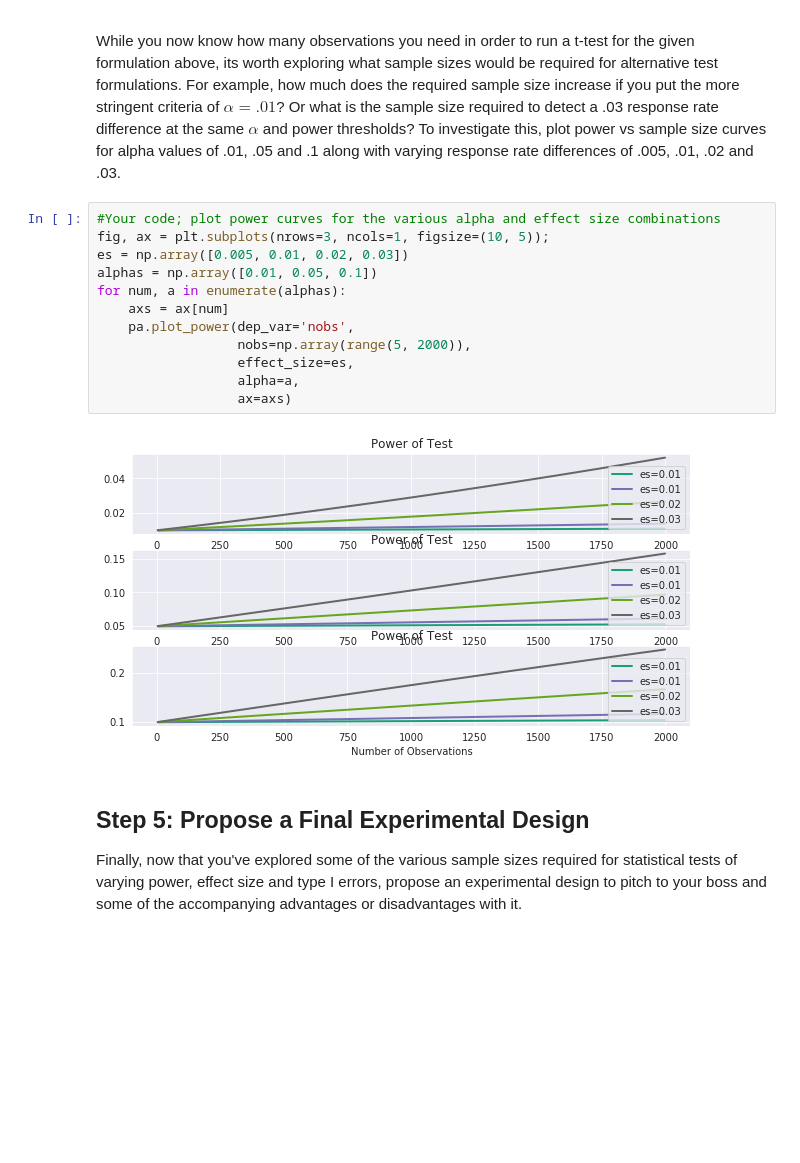
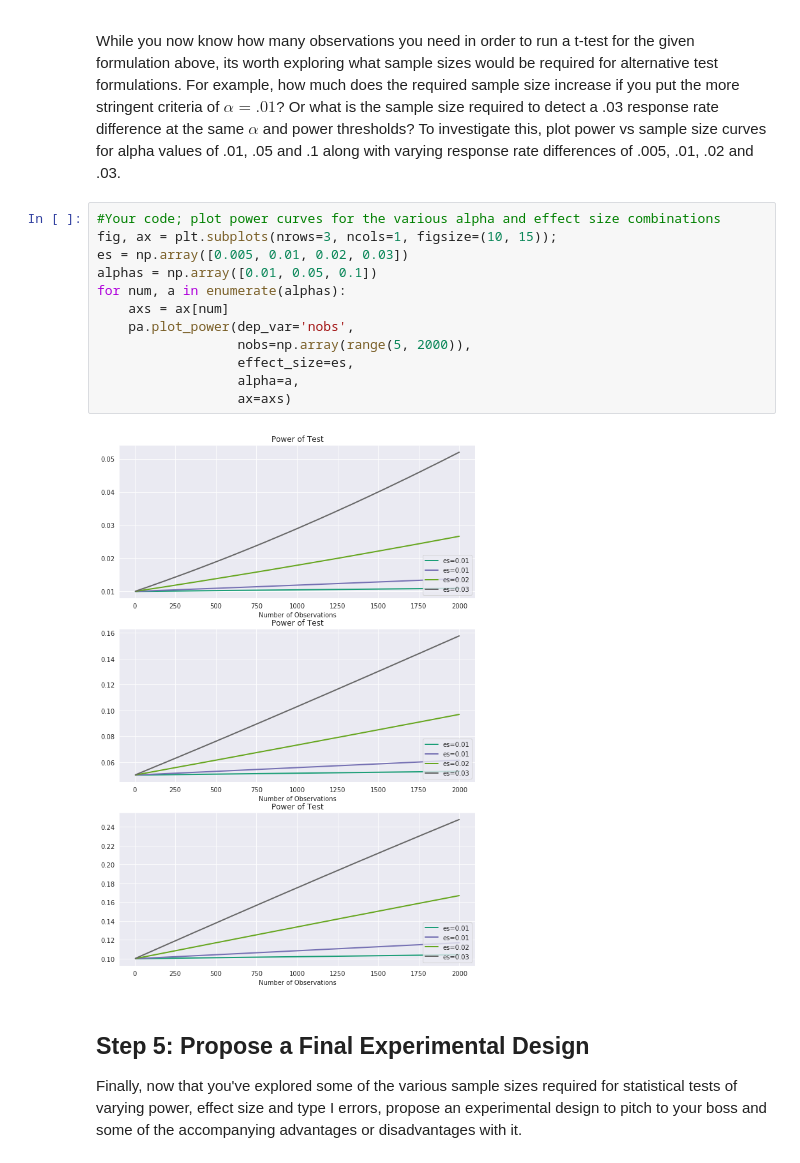
Before and after one commit to aschams/dsc-ab-testing-lab-dc-ds-060319, a Jupyter notebook: index.ipynb, the cells around one changed output. Drawn from its saved outputs; the diff is of its cells as text; blank space fills up the shorter version.

```diff
--- a/index.ipynb
+++ b/index.ipynb
@@ -53,18 +53,18 @@ pa.solve_power(power=0.8, alpha=0.05, effect_size=.211, alternative='larger')
 While you now know how many observations you need in order to run a t-test for the given formulation above, its worth exploring what sample sizes would be required for alternative test formulations. For example, how much does the required sample size increase if you put the more stringent criteria of $\alpha=.01$? Or what is the sample size required to detect a .03 response rate difference at the same $\alpha$ and power thresholds? To investigate this, plot power vs sample size curves for alpha values of .01, .05 and .1 along with varying response rate differences of .005, .01, .02 and .03.
 # %%
 #Your code; plot power curves for the various alpha and effect size combinations
-fig, ax = plt.subplots(nrows=3, ncols=1, figsize=(10, 5));
+fig, ax = plt.subplots(nrows=3, ncols=1, figsize=(10, 15));
 es = np.array([0.005, 0.01, 0.02, 0.03])
 alphas = np.array([0.01, 0.05, 0.1])
 for num, a in enumerate(alphas):
     axs = ax[num]
     pa.plot_power(dep_var='nobs',
                   nobs=np.array(range(5, 2000)),
                   effect_size=es,
                   alpha=a,
                   ax=axs)
 # %% [output]
-[figure, old version]
+[figure, new version]
 # %% [markdown]
 ## Step 5: Propose a Final Experimental Design
 
```
